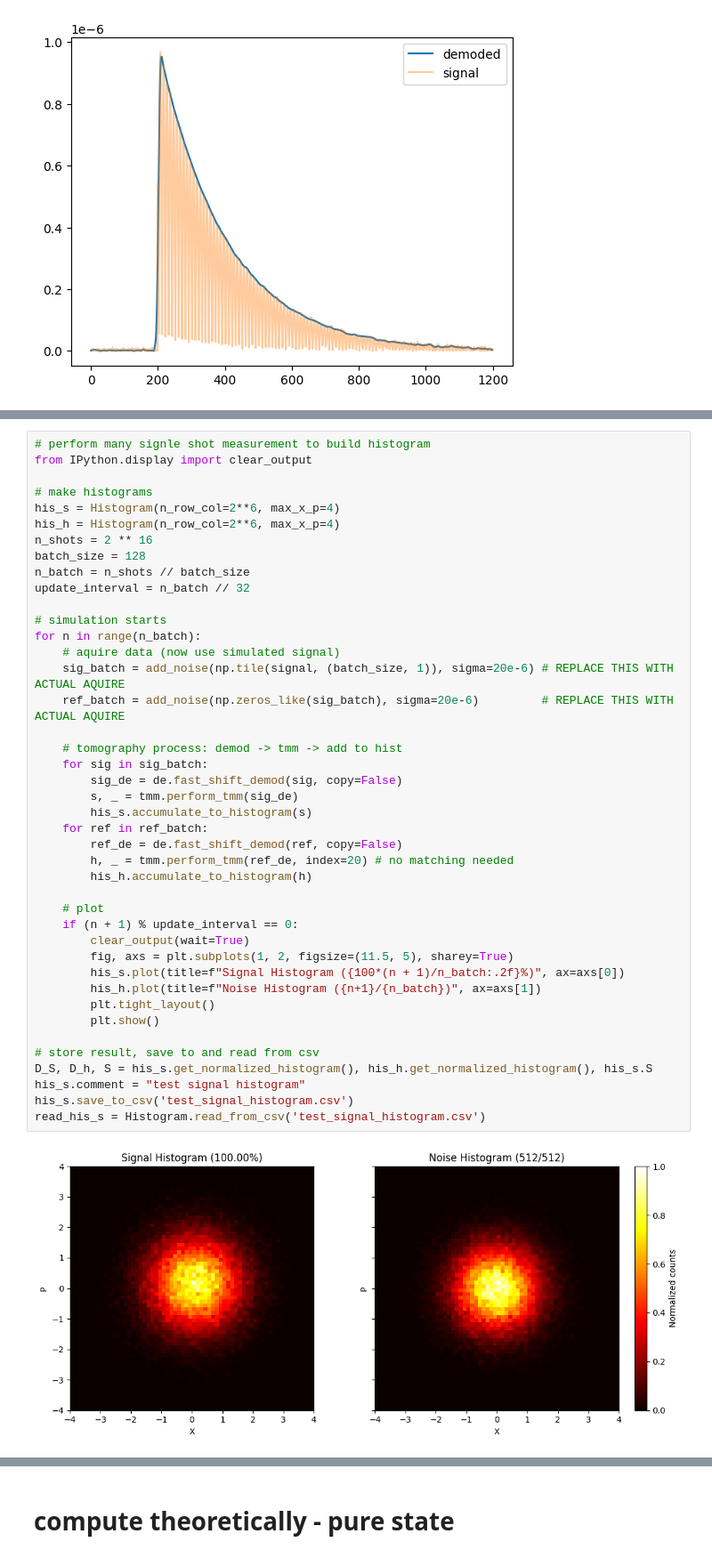
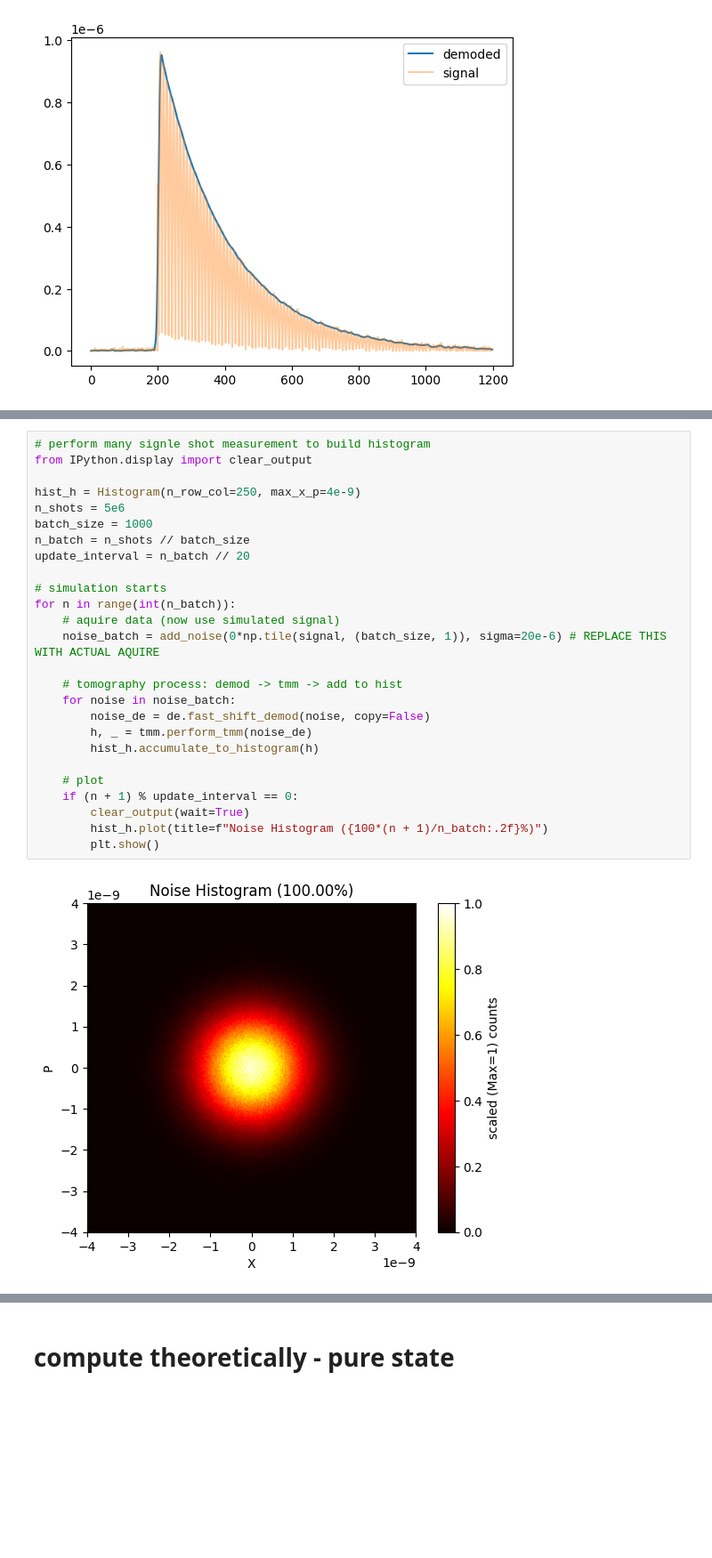
Before and after one commit to ElenBOT/tomography, a Jupyter notebook: tomography_example.ipynb, the cells around one changed output, grey strips where cells are left out. Shown at 89% size. Drawn from its saved outputs; the diff is of its cells as text; blank space fills up the shorter version.

```diff
--- a/tomography_example.ipynb
+++ b/tomography_example.ipynb
@@ -68,46 +97,30 @@ tmm.plot_tmm_info(np.abs(demoded))
 # %%
 # perform many signle shot measurement to build histogram
 from IPython.display import clear_output
 
-# make histograms
-his_s = Histogram(n_row_col=2**6, max_x_p=4)
-his_h = Histogram(n_row_col=2**6, max_x_p=4)
-n_shots = 2 ** 16
-batch_size = 128
+hist_h = Histogram(n_row_col=250, max_x_p=4e-9)
+n_shots = 5e6
+batch_size = 1000
 n_batch = n_shots // batch_size
-update_interval = n_batch // 32
+update_interval = n_batch // 20
 
 # simulation starts
-for n in range(n_batch):
+for n in range(int(n_batch)):
     # aquire data (now use simulated signal)
-    sig_batch = add_noise(np.tile(signal, (batch_size, 1)), sigma=20e-6) # REPLACE THIS WITH ACTUAL AQUIRE
-    ref_batch = add_noise(np.zeros_like(sig_batch), sigma=20e-6)         # REPLACE THIS WITH ACTUAL AQUIRE
+    noise_batch = add_noise(0*np.tile(signal, (batch_size, 1)), sigma=20e-6) # REPLACE THIS WITH ACTUAL AQUIRE
 
     # tomography process: demod -> tmm -> add to hist
-    for sig in sig_batch:
-        sig_de = de.fast_shift_demod(sig, copy=False)
-        s, _ = tmm.perform_tmm(sig_de)
-        his_s.accumulate_to_histogram(s)
-    for ref in ref_batch:
-        ref_de = de.fast_shift_demod(ref, copy=False)
-        h, _ = tmm.perform_tmm(ref_de, index=20) # no matching needed
-        his_h.accumulate_to_histogram(h)
+    for noise in noise_batch:
+        noise_de = de.fast_shift_demod(noise, copy=False)
+        h, _ = tmm.perform_tmm(noise_de)
+        hist_h.accumulate_to_histogram(h)
 
     # plot
     if (n + 1) % update_interval == 0:
         clear_output(wait=True)
-        fig, axs = plt.subplots(1, 2, figsize=(11.5, 5), sharey=True)
-        his_s.plot(title=f"Signal Histogram ({100*(n + 1)/n_batch:.2f}%)", ax=axs[0])
-        his_h.plot(title=f"Noise Histogram ({n+1}/{n_batch})", ax=axs[1])
-        plt.tight_layout()
+        hist_h.plot(title=f"Noise Histogram ({100*(n + 1)/n_batch:.2f}%)")
         plt.show()
-
-# store result, save to and read from csv
-D_S, D_h, S = his_s.get_normalized_histogram(), his_h.get_normalized_histogram(), his_s.S
-his_s.comment = "test signal histogram"
-his_s.save_to_csv('test_signal_histogram.csv')
-read_his_s = Histogram.read_from_csv('test_signal_histogram.csv')
 # %% [output]
-[figure, old version]
+[figure, new version]
 # %%
 # plot the difference of DS and Dh
```
Also changed, not shown: parts of 12 cells of this notebook, 2 other files.
